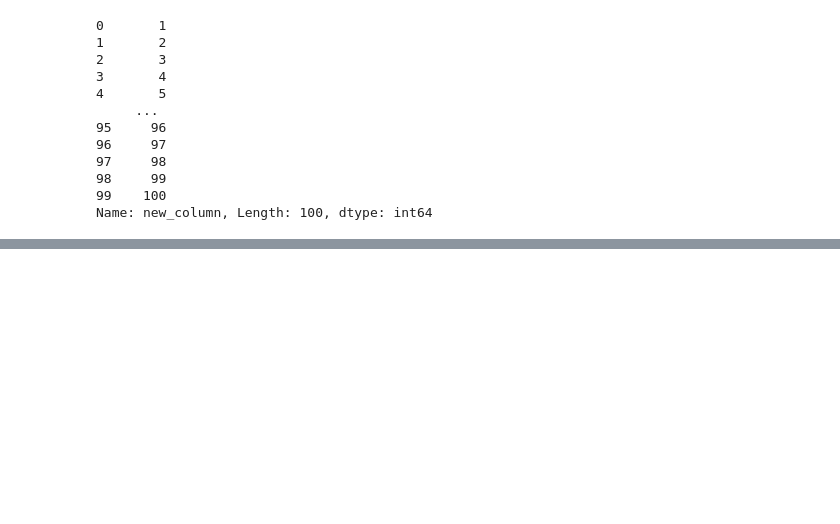
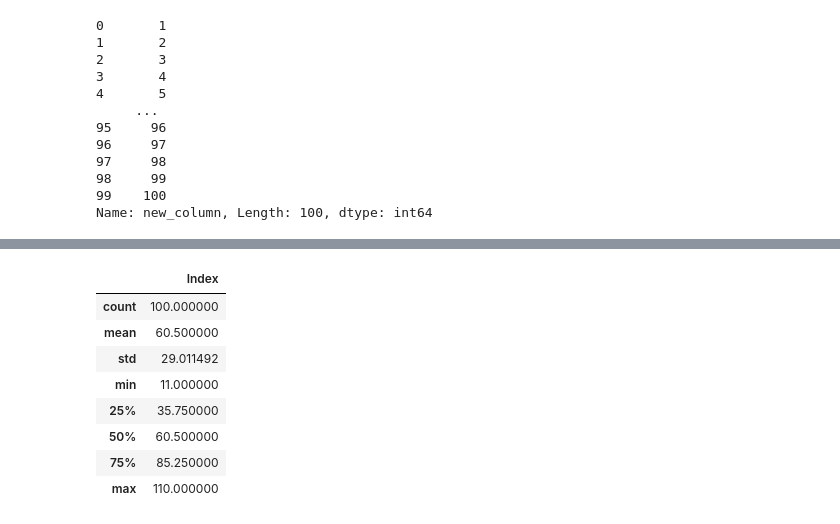
Before and after one commit to FairozAhmadSheikh/MLOps_bootcamp, a Jupyter notebook: python/pandas.ipynb, the cells around one changed output, grey strips where cells are left out. Saved outputs shown, nothing was run; the diff lists cells and outputs as text; code cells hidden in the pictures; blank space fills up the shorter version.

```diff
--- a/python/pandas.ipynb
+++ b/python/pandas.ipynb
@@ -199,0 +213,4 @@ data.head(2)
+# %%
+# delete a row
+data.drop(0,inplace=True)
+data
@@ -199,0 +231,12 @@ data.head(2)
+# %%
+data.describe()
+# %% [output]
+|  | Index |
+| count | 100.000000 |
+| mean | 60.500000 |
+| std | 29.011492 |
+| min | 11.000000 |
+| 25% | 35.750000 |
+| 50% | 60.500000 |
+| 75% | 85.250000 |
+| max | 110.000000 |
```
Also changed, not shown: parts of 3 cells of this notebook.
